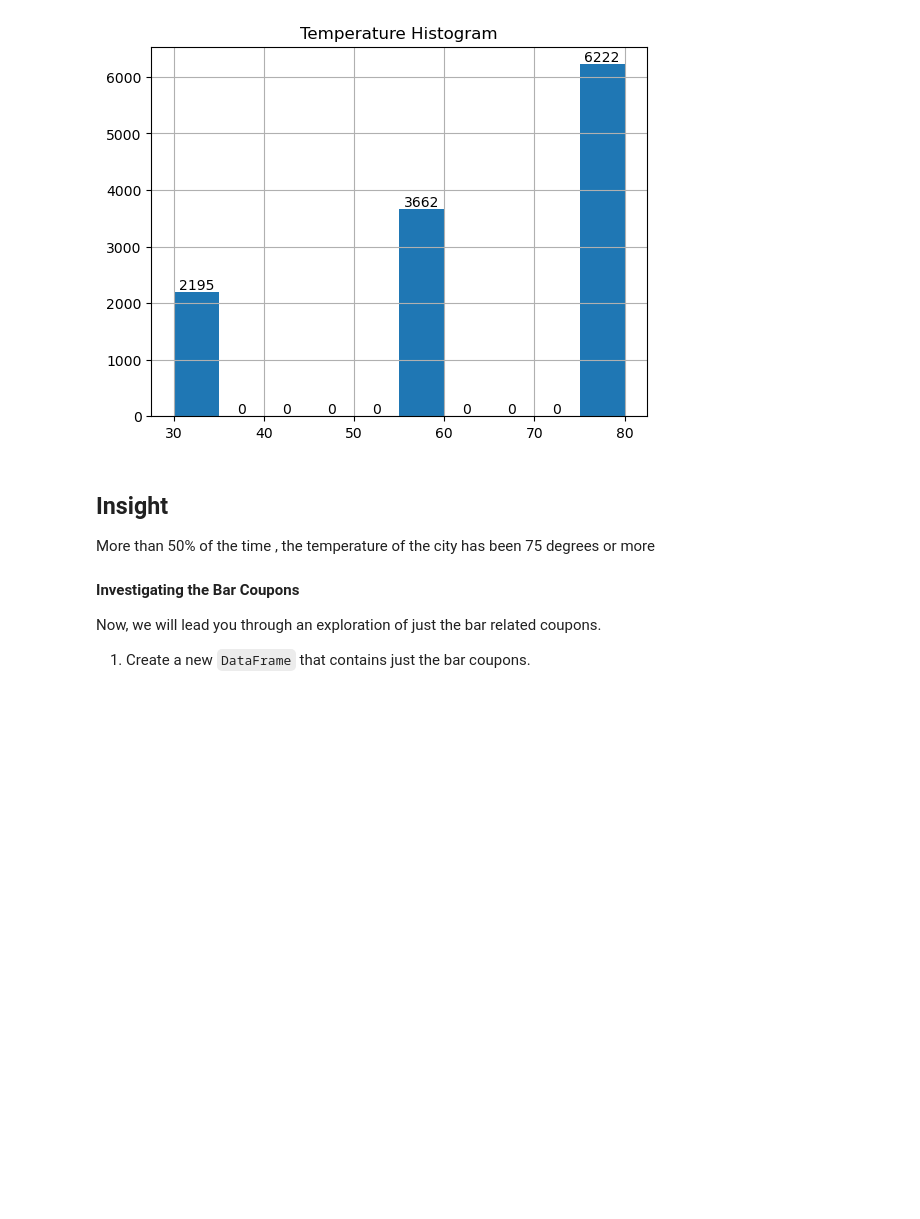
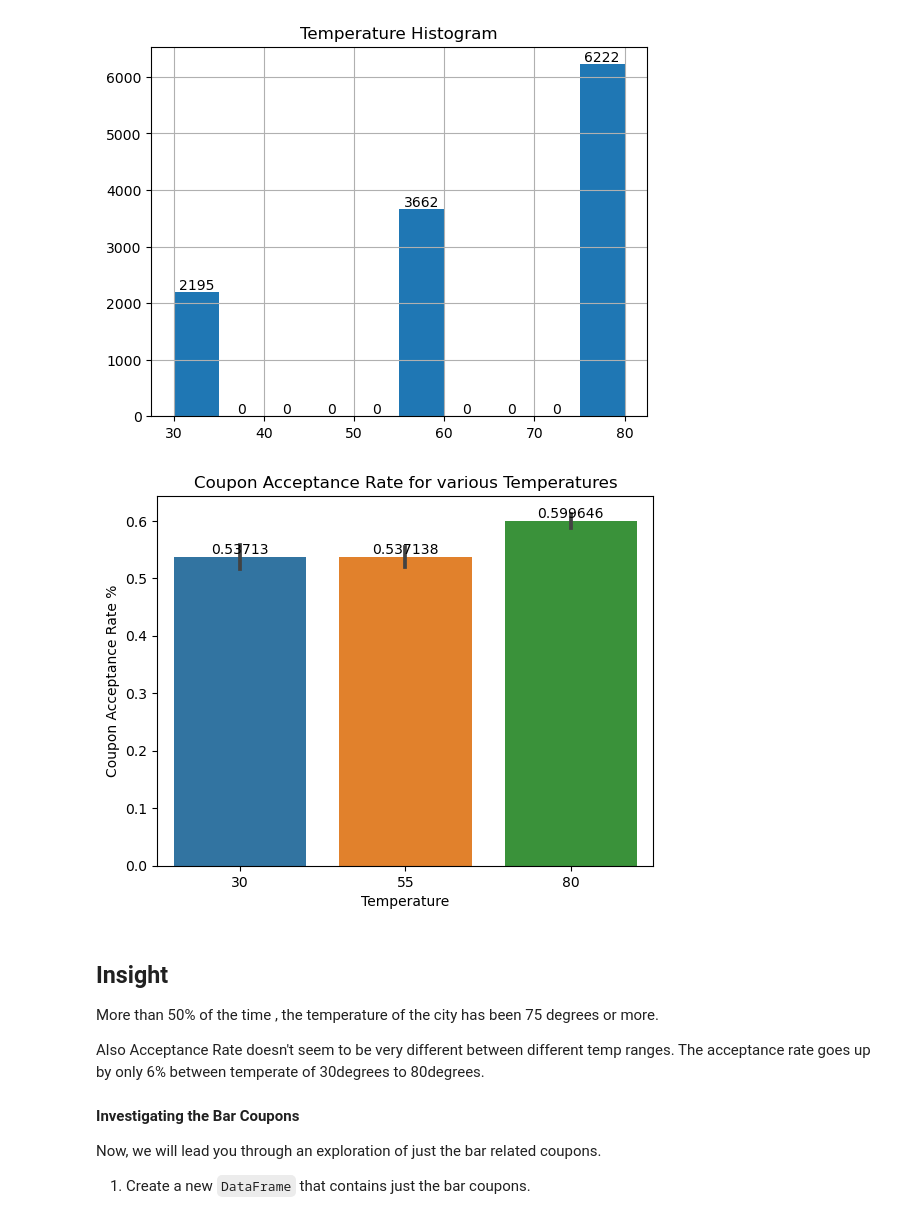
Before and after one commit to Harish7882/UCB_ML_CLASS, a Jupyter notebook: practical_applns/assignment5_1_starter/prompt.ipynb, the cells around one changed output. Drawn from its saved outputs; the diff is of its cells as text; code cells hidden in the pictures; blank space fills up the shorter version.

Commit message:
Adding Images

```diff
--- a/practical_applns/assignment5_1_starter/prompt.ipynb
+++ b/practical_applns/assignment5_1_starter/prompt.ipynb
@@ -361,10 +361,23 @@ for container in ax.containers:
 plt.show()
 # %% [output]
 [figure]
+# %%
+ax = sns.barplot(data=data, x='temperature', y='Y')
+ax.set_ylabel("Coupon Acceptance Rate %")
+ax.set_xlabel("Temperature")
+ax.set_title("Coupon Acceptance Rate for various Temperatures")
+
+for container in ax.containers:
+    ax.bar_label(container)
+plt.show()
+# %% [output]
+[figure, added]
 # %% [markdown]
 ## Insight
 
-More than 50% of the time , the temperature of the city has been 75 degrees or more
+More than 50% of the time , the temperature of the city has been 75 degrees or more.
+
+Also Acceptance Rate doesn't seem to be very different between different temp ranges. The acceptance rate goes up by only 6% between temperate of 30degrees to 80degrees.
 # %% [markdown]
 **Investigating the Bar Coupons**
 
```
Also changed, not shown: parts of 2 cells of this notebook, 1 other file.
